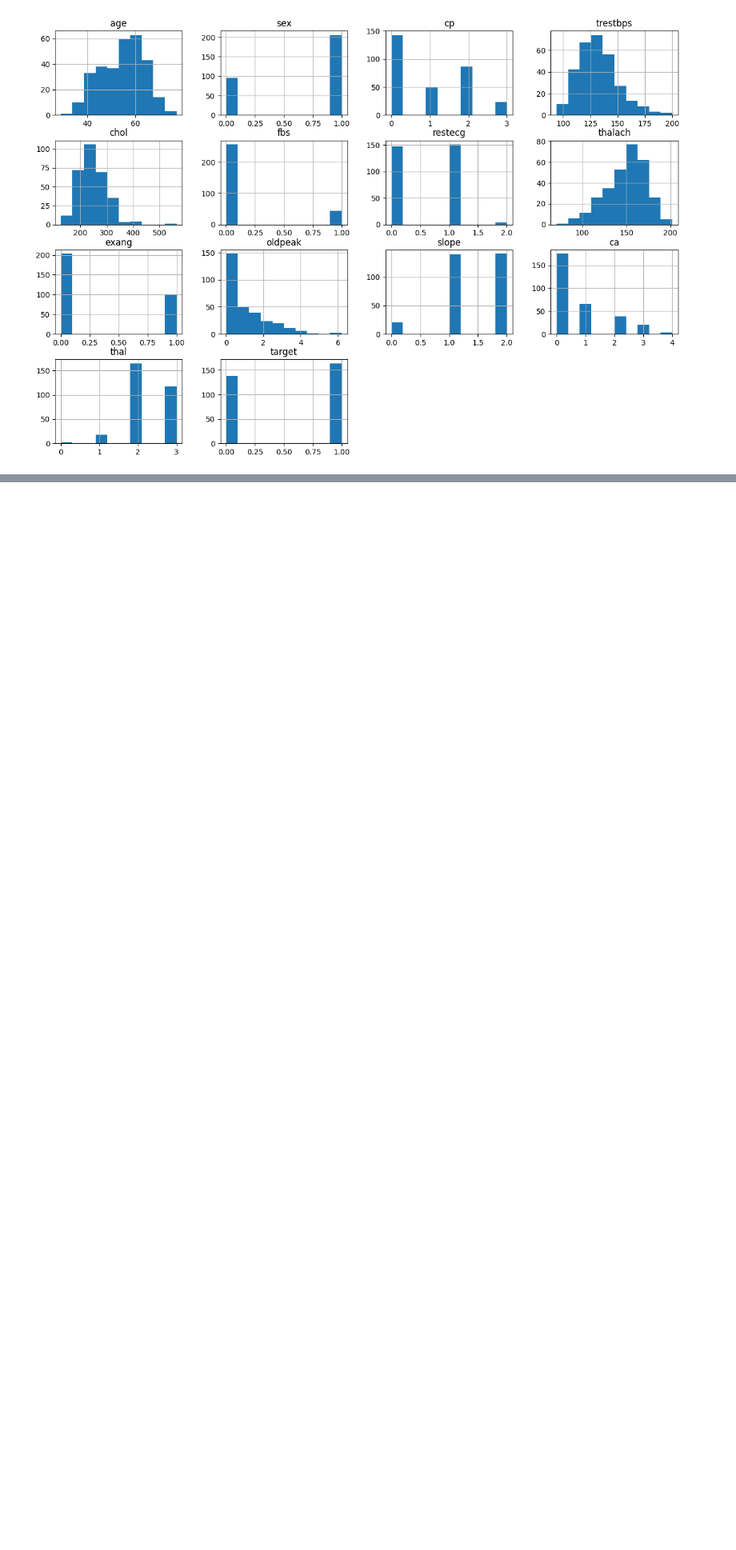
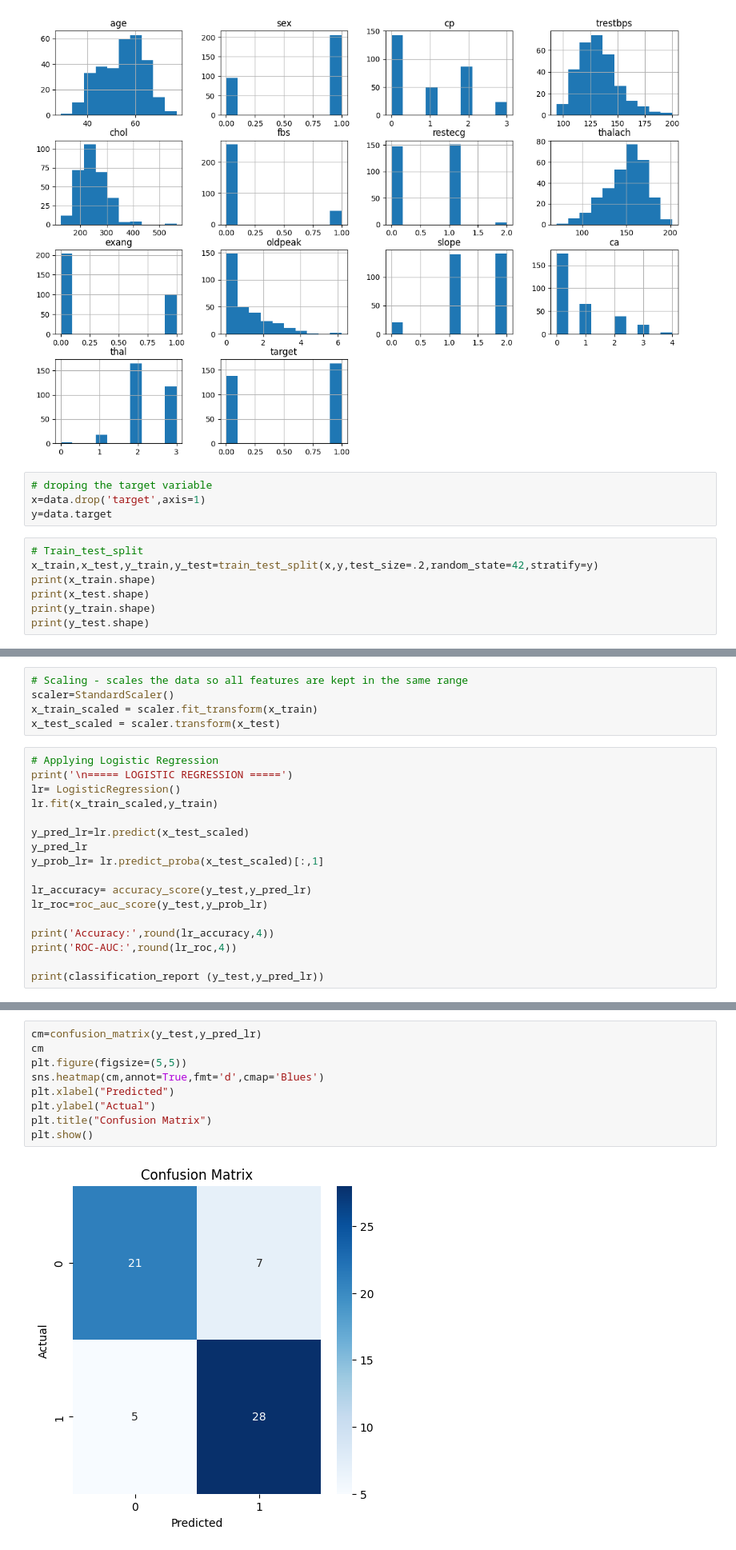
Before and after one commit to joseph2022/Disease-Prediction, a Jupyter notebook: Heart_DIsease2.ipynb, the cells around one changed output, grey strips where cells are left out. Shown at 80% size. Cells and saved outputs as stored; diff of their text form; blank space fills up the shorter version.

Commit message:
Day 1 (Attempt 2):  Completed preprocessing (scaling, train_test_split) and implemented Logistic regression, Random Forest with ROC-AUC evaluation, classification report and confusion matrix

```diff
--- a/Heart_DIsease2.ipynb
+++ b/Heart_DIsease2.ipynb
@@ -137,3 +137,14 @@ data.hist(figsize=(15,10))
 plt.show()
 # %% [output]
 [figure]
+# %%
+# droping the target variable
+x=data.drop('target',axis=1)
+y=data.target
+# %%
+# Train_test_split
+x_train,x_test,y_train,y_test=train_test_split(x,y,test_size=.2,random_state=42,stratify=y)
+print(x_train.shape)
+print(x_test.shape)
+print(y_train.shape)
+print(y_test.shape)
@@ -139,0 +156,22 @@ plt.show()
+# %%
+# Scaling - scales the data so all features are kept in the same range
+scaler=StandardScaler()
+x_train_scaled = scaler.fit_transform(x_train)
+x_test_scaled = scaler.transform(x_test)
+# %%
+# Applying Logistic Regression
+print('\n===== LOGISTIC REGRESSION =====')
+lr= LogisticRegression()
+lr.fit(x_train_scaled,y_train)
+
+y_pred_lr=lr.predict(x_test_scaled)
+y_pred_lr
+y_prob_lr= lr.predict_proba(x_test_scaled)[:,1]
+
+lr_accuracy= accuracy_score(y_test,y_pred_lr)
+lr_roc=roc_auc_score(y_test,y_prob_lr)
+
+print('Accuracy:',round(lr_accuracy,4))
+print('ROC-AUC:',round(lr_roc,4))
+
+print(classification_report (y_test,y_pred_lr))
@@ -139,0 +190,11 @@ plt.show()
+# %%
+cm=confusion_matrix(y_test,y_pred_lr)
+cm
+plt.figure(figsize=(5,5))
+sns.heatmap(cm,annot=True,fmt='d',cmap='Blues')
+plt.xlabel("Predicted")
+plt.ylabel("Actual")
+plt.title("Confusion Matrix")
+plt.show()
+# %% [output]
+[figure, added]
```
Also changed, not shown: parts of 4 cells of this notebook.
